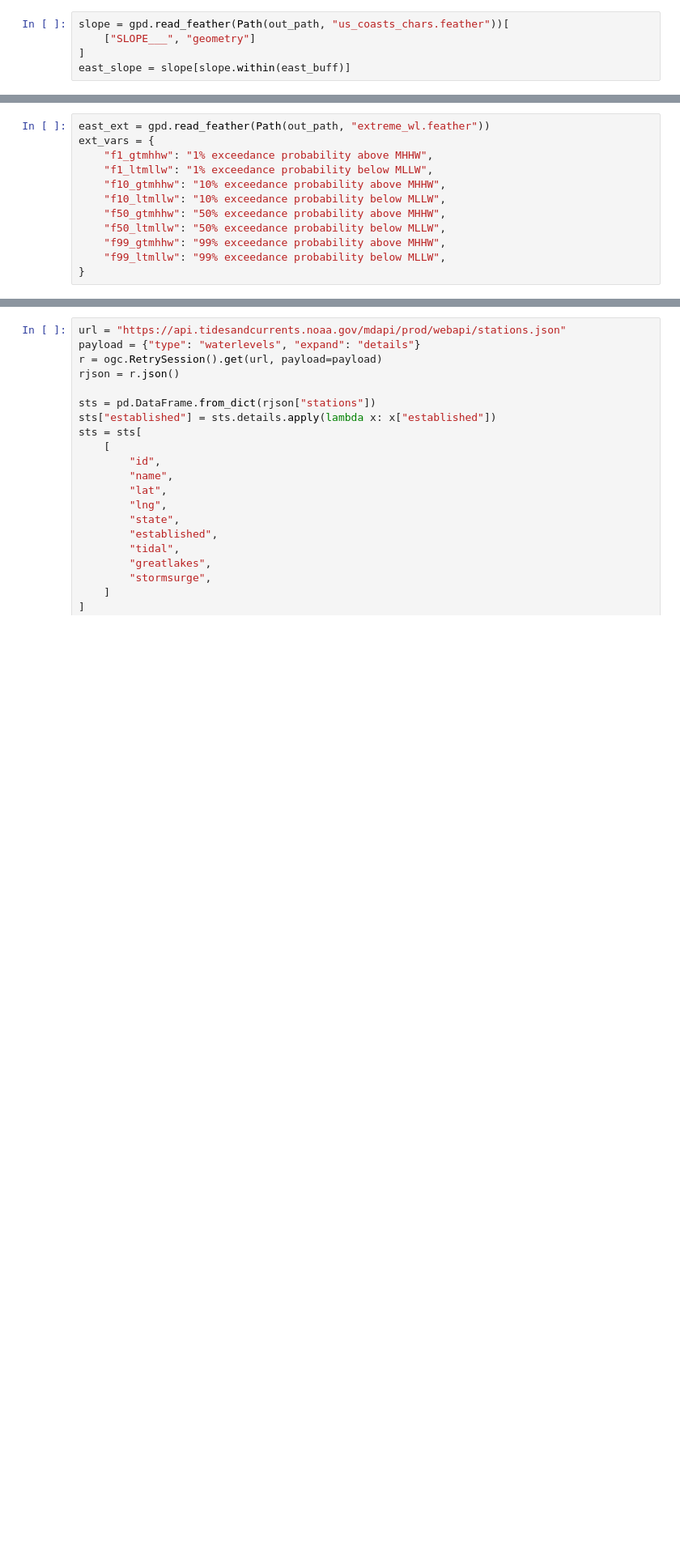
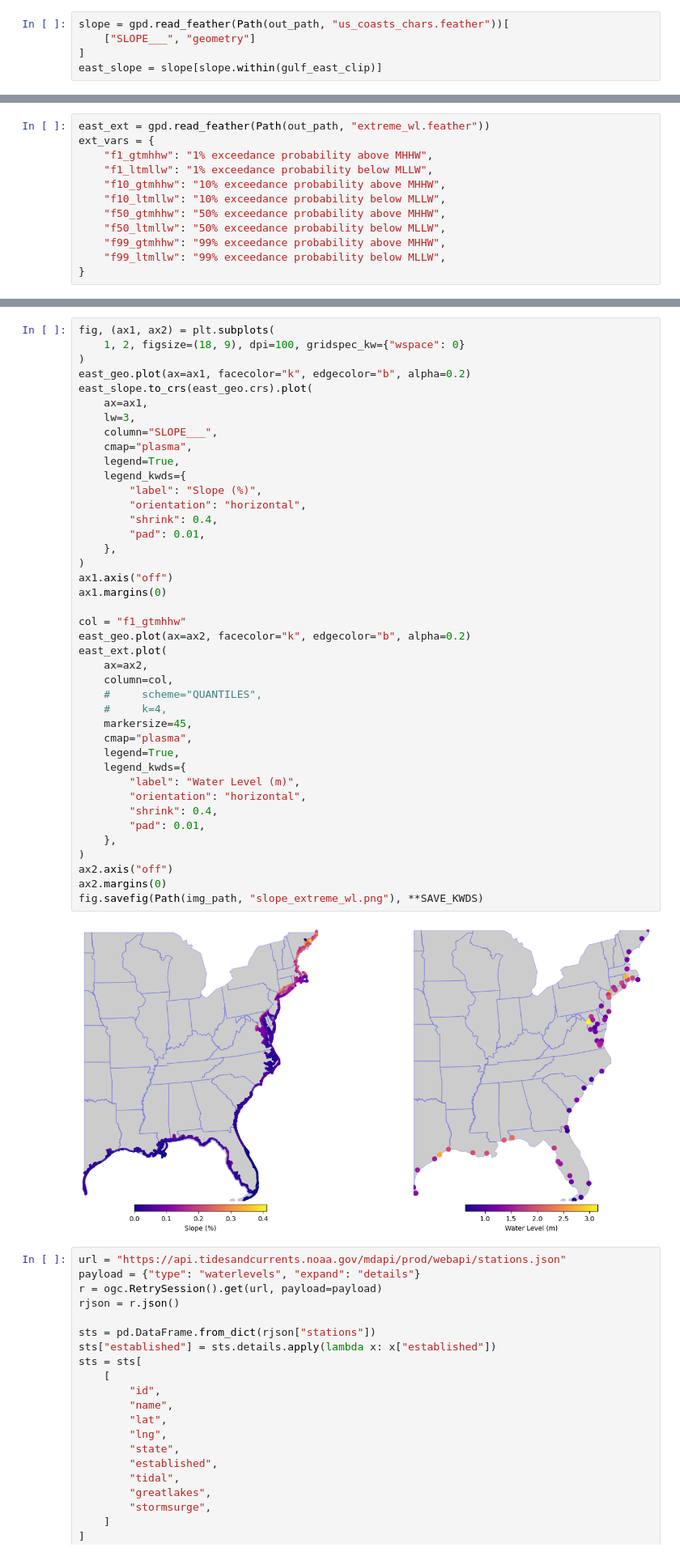
Before and after one commit to cheginit/coastal_transition_zone, a Jupyter notebook: notebooks/input_plots.ipynb, the cells around one changed output, grey strips where cells are left out. Shown at 81% size. Saved outputs shown, nothing was run; the diff lists cells and outputs as text; blank space fills up the shorter version.

```diff
--- a/notebooks/input_plots.ipynb
+++ b/notebooks/input_plots.ipynb
@@ -175,4 +164,4 @@ with zipfile.ZipFile(io.BytesIO(resp.content)) as zfile:
 slope = gpd.read_feather(Path(out_path, "us_coasts_chars.feather"))[
     ["SLOPE___", "geometry"]
 ]
-east_slope = slope[slope.within(east_buff)]
+east_slope = slope[slope.within(gulf_east_clip)]
@@ -245,3 +194,46 @@ ax.figure.savefig(Path(img_path, "extreme_wl.png"), **SAVE_KWDS)
+# %%
+fig, (ax1, ax2) = plt.subplots(
+    1, 2, figsize=(18, 9), dpi=100, gridspec_kw={"wspace": 0}
+)
+east_geo.plot(ax=ax1, facecolor="k", edgecolor="b", alpha=0.2)
+east_slope.to_crs(east_geo.crs).plot(
+    ax=ax1,
+    lw=3,
+    column="SLOPE___",
+    cmap="plasma",
+    legend=True,
+    legend_kwds={
+        "label": "Slope (%)",
+        "orientation": "horizontal",
+        "shrink": 0.4,
+        "pad": 0.01,
+    },
+)
+ax1.axis("off")
+ax1.margins(0)
+
+col = "f1_gtmhhw"
+east_geo.plot(ax=ax2, facecolor="k", edgecolor="b", alpha=0.2)
+east_ext.plot(
+    ax=ax2,
+    column=col,
+    #     scheme="QUANTILES",
+    #     k=4,
+    markersize=45,
+    cmap="plasma",
+    legend=True,
+    legend_kwds={
+        "label": "Water Level (m)",
+        "orientation": "horizontal",
+        "shrink": 0.4,
+        "pad": 0.01,
+    },
+)
+ax2.axis("off")
+ax2.margins(0)
+fig.savefig(Path(img_path, "slope_extreme_wl.png"), **SAVE_KWDS)
+# %% [output]
+[figure, added]
 # %%
 url = "https://api.tidesandcurrents.noaa.gov/mdapi/prod/webapi/stations.json"
 payload = {"type": "waterlevels", "expand": "details"}
```
Also changed, not shown: parts of 16 cells of this notebook, 45 other files.
